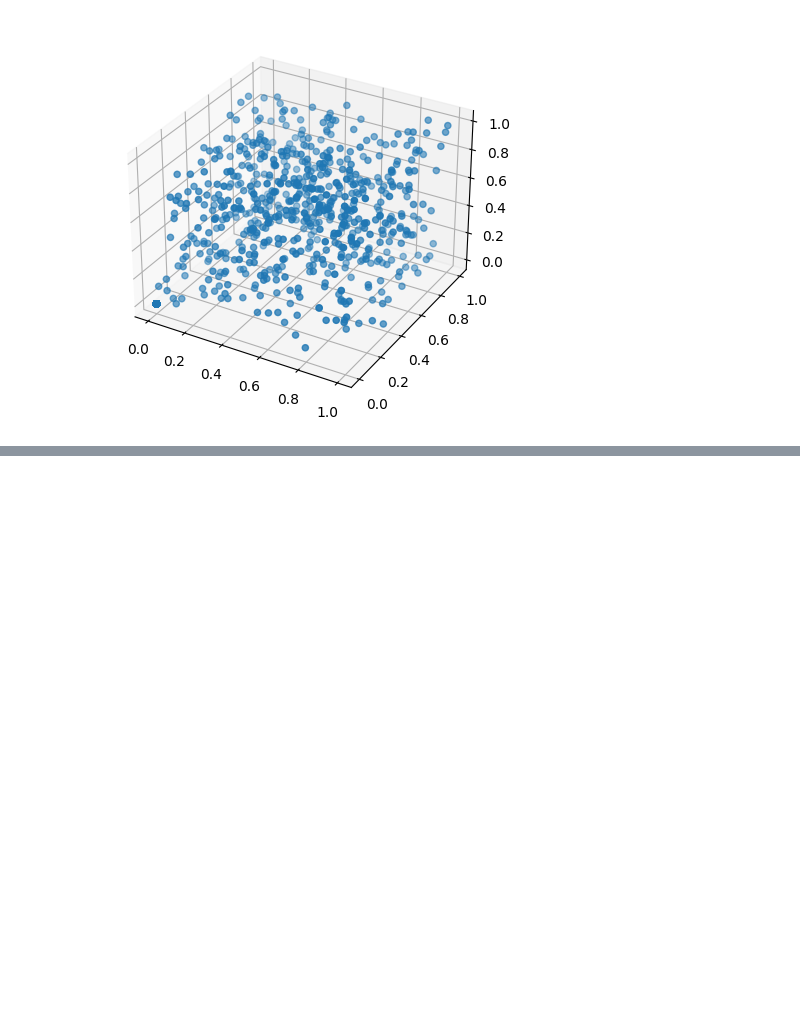
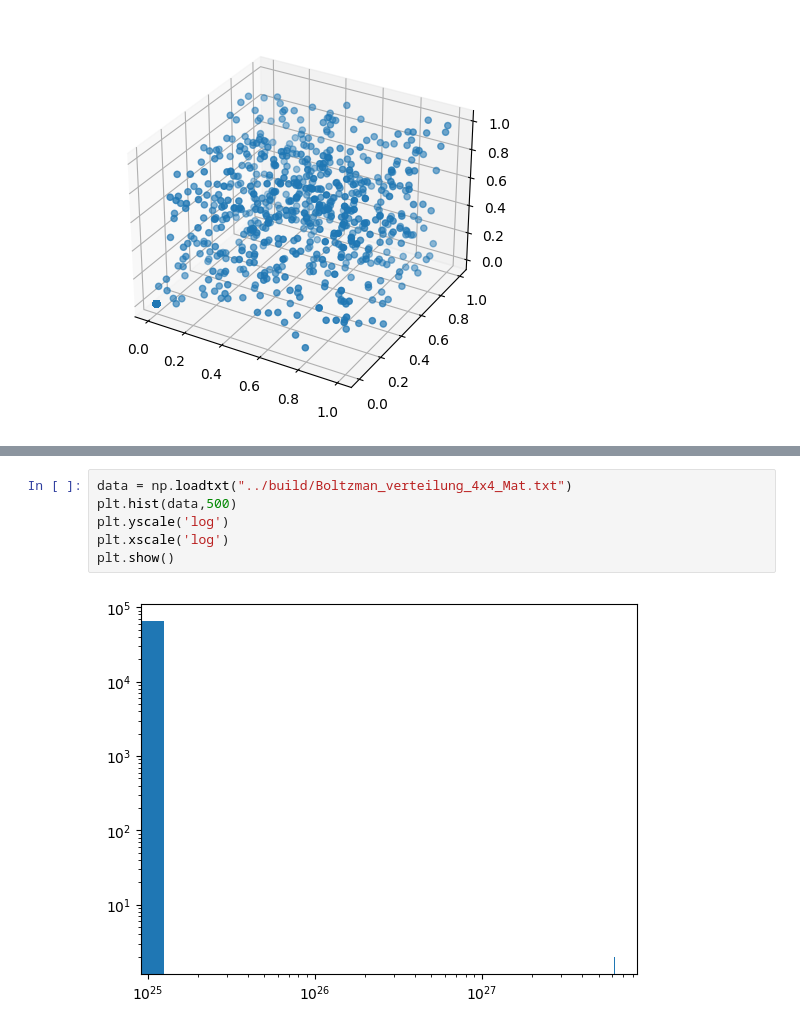
Before and after one commit to jenishadhikari221/Bachelorarbeit, a Jupyter notebook: main/Plotting.ipynb, the cells around one changed output, grey strips where cells are left out. Saved outputs shown, nothing was run; the diff lists cells and outputs as text; blank space fills up the shorter version.

```diff
--- a/main/Plotting.ipynb
+++ b/main/Plotting.ipynb
@@ -35,0 +42,8 @@ for i in range(0,10,3):
+# %%
+data = np.loadtxt("../build/Boltzman_verteilung_4x4_Mat.txt")
+plt.hist(data,500)
+plt.yscale('log')
+plt.xscale('log')
+plt.show()
+# %% [output]
+[figure, added]
```
Also changed, not shown: parts of 5 cells of this notebook.
